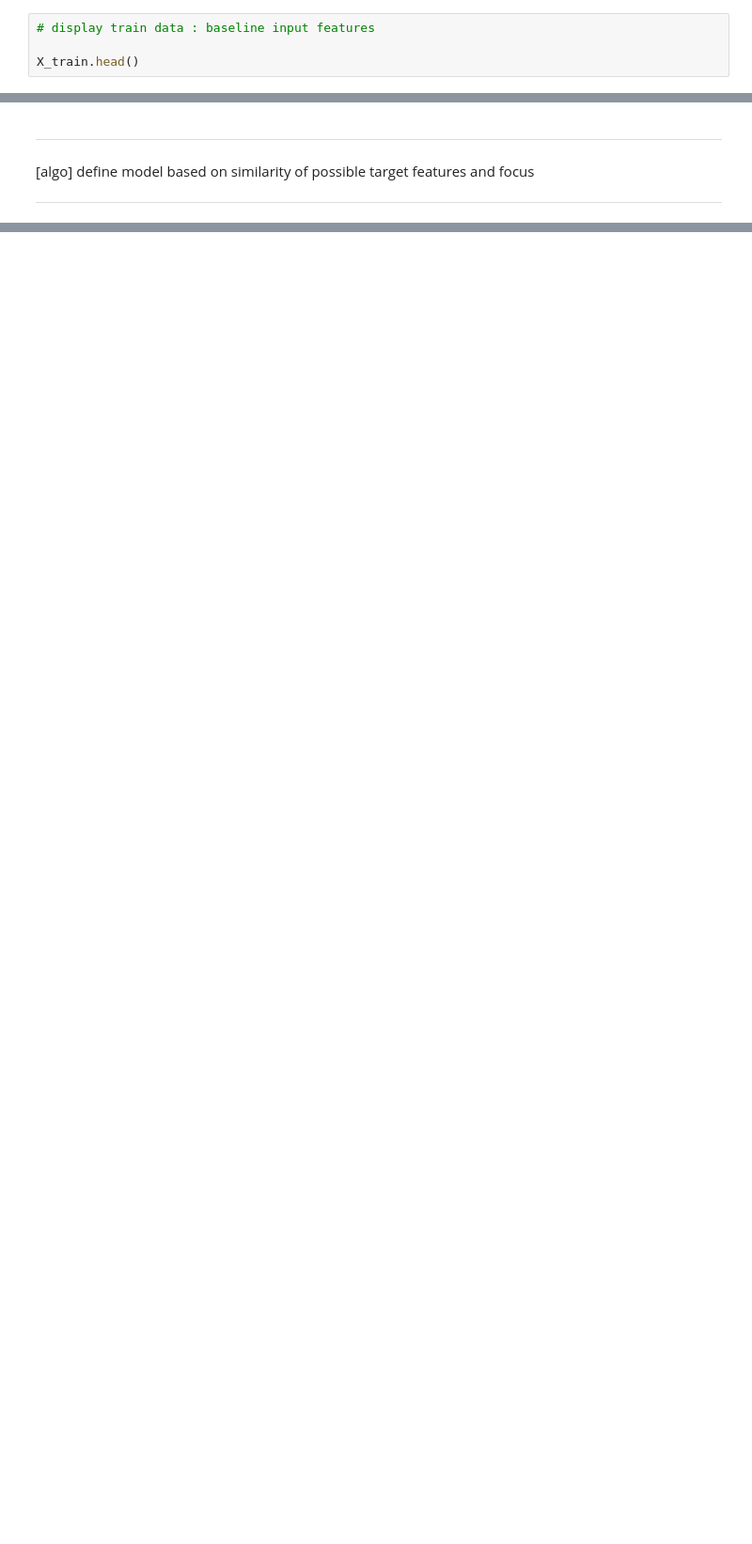
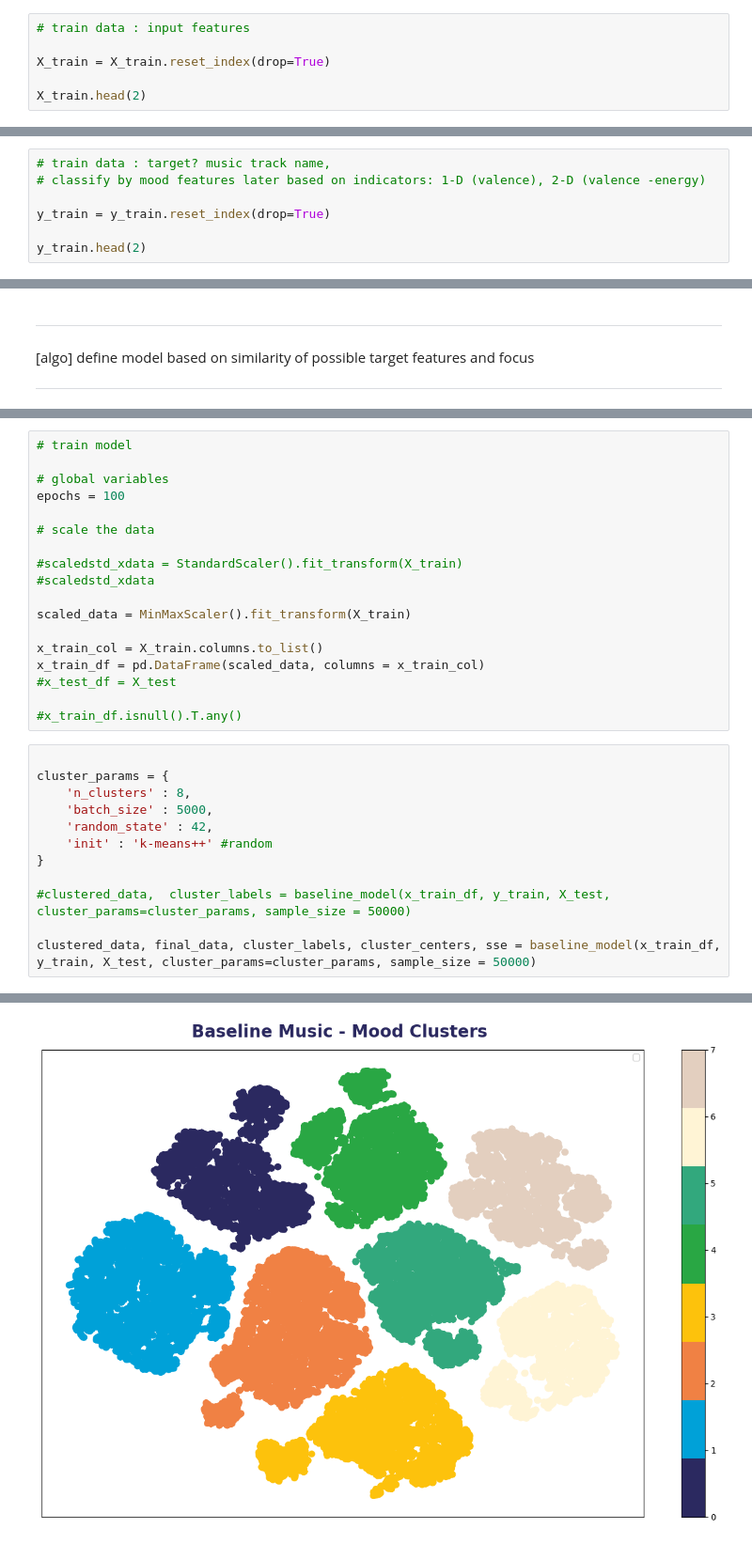
Before and after one commit to ShahiW/moosic, a Jupyter notebook: notebooks/moosic_baseline.ipynb, the cells around one changed output, grey strips where cells are left out. Shown at 94% size. Drawn from its saved outputs; the diff is of its cells as text; blank space fills up the shorter version.

Commit message:
baseline modelling: clustering + tsne + recommendation

```diff
--- a/notebooks/moosic_baseline.ipynb
+++ b/notebooks/moosic_baseline.ipynb
@@ -286,4 +457,6 @@ df_tracks.head()
 # %%
-# display train data : baseline input features
+# train data : input features
 
-X_train.head()
+X_train = X_train.reset_index(drop=True)
+
+X_train.head(2)
@@ -328,0 +467,7 @@ train_data.head()
+# %%
+# train data : target? music track name,
+# classify by mood features later based on indicators: 1-D (valence), 2-D (valence -energy)
+
+y_train = y_train.reset_index(drop=True)
+
+y_train.head(2)
@@ -526,0 +633,31 @@ References
+# %%
+# train model
+
+# global variables
+epochs = 100
+
+# scale the data
+
+#scaledstd_xdata = StandardScaler().fit_transform(X_train)
+#scaledstd_xdata
+
+scaled_data = MinMaxScaler().fit_transform(X_train)
+
+x_train_col = X_train.columns.to_list()
+x_train_df = pd.DataFrame(scaled_data, columns = x_train_col)
+#x_test_df = X_test
+
+#x_train_df.isnull().T.any()
+# %%
+
+cluster_params = {
+    'n_clusters' : 8,
+    'batch_size' : 5000,
+    'random_state' : 42,
+    'init' : 'k-means++' #random
+}
+
+#clustered_data,  cluster_labels = baseline_model(x_train_df, y_train, X_test, cluster_params=cluster_params, sample_size = 50000)
+
+clustered_data, final_data, cluster_labels, cluster_centers, sse = baseline_model(x_train_df, y_train, X_test, cluster_params=cluster_params, sample_size = 50000)
+# %% [output]
@@ -526,0 +668 @@ References
+[figure, added]
```
Also changed, not shown: parts of 77 cells of this notebook.
